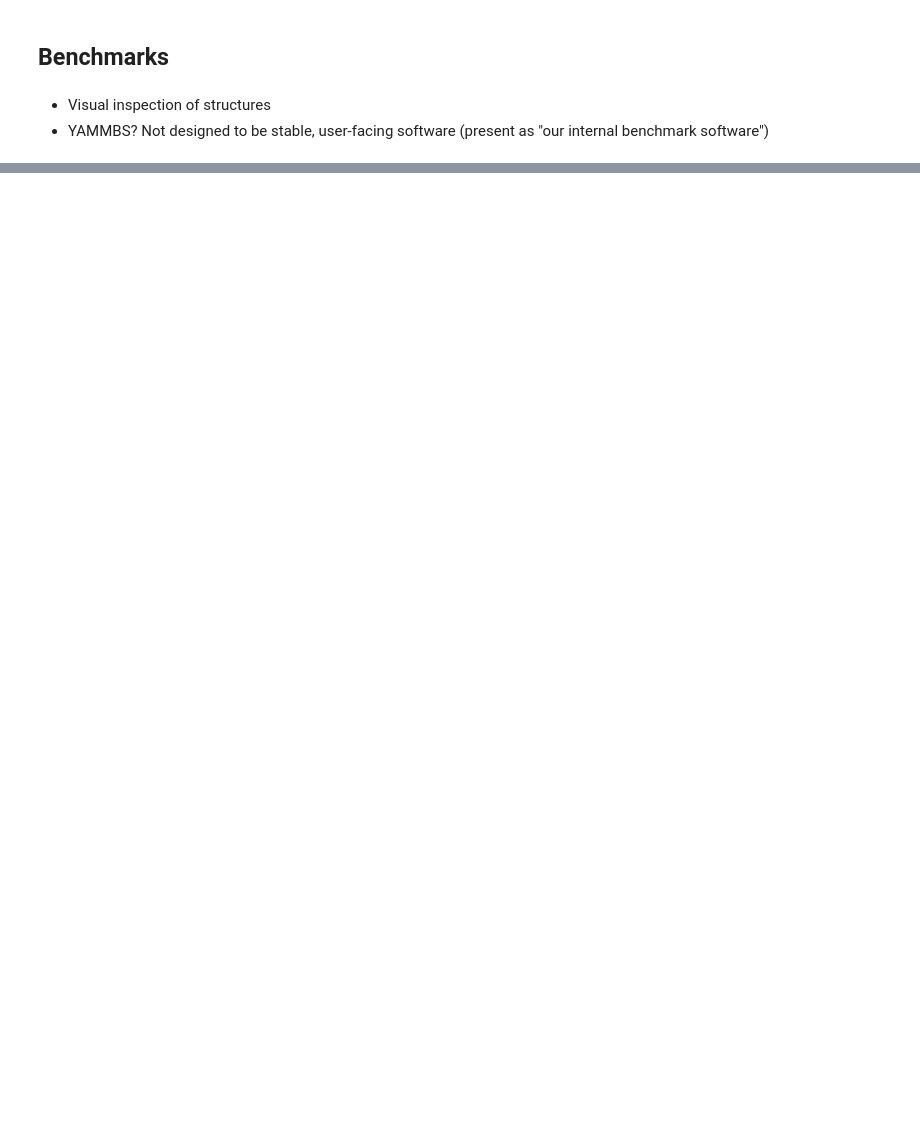
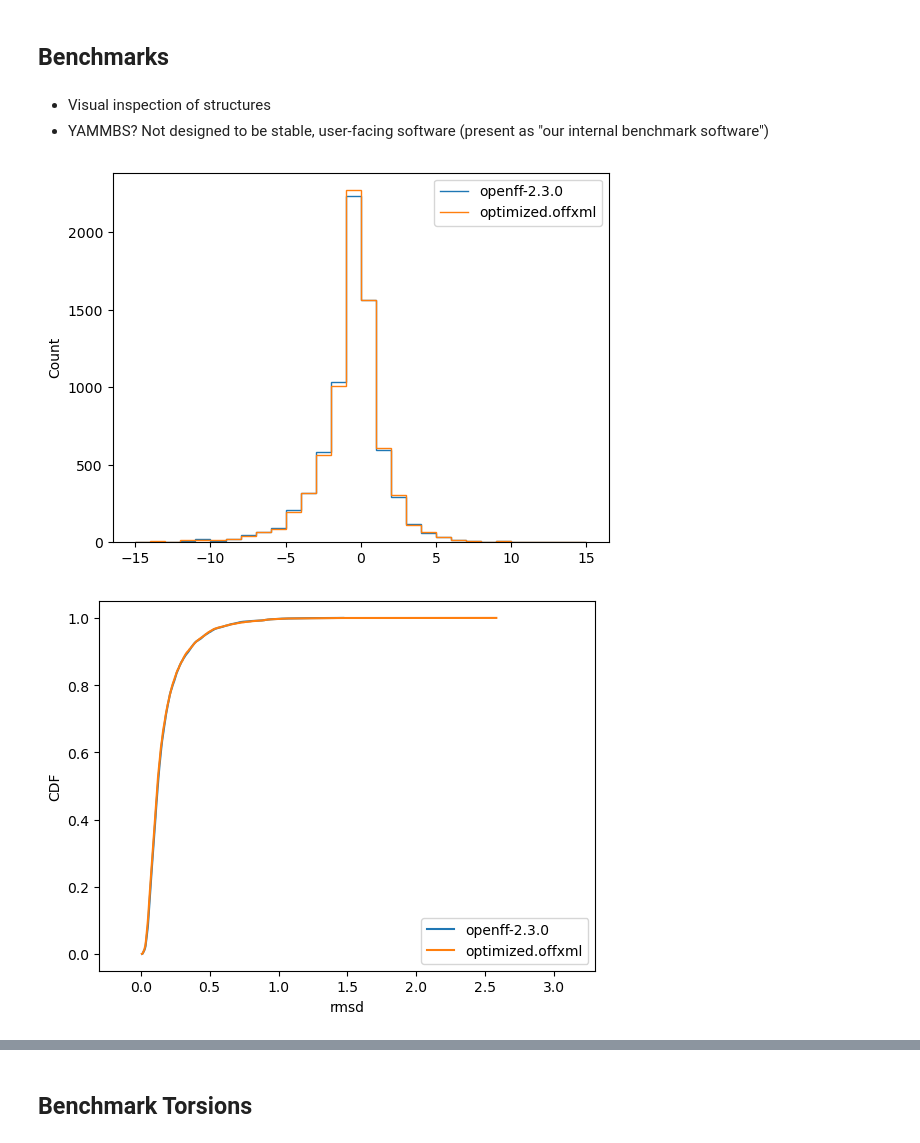
Before and after one commit to openforcefield/2026-virtual-workshops, a Jupyter notebook: fit/fitting-workshop.ipynb, the cells around one changed output, grey strips where cells are left out. Saved outputs shown, nothing was run; the diff lists cells and outputs as text; code cells hidden in the pictures; blank space fills up the shorter version.

```diff
--- a/fit/fitting-workshop.ipynb
+++ b/fit/fitting-workshop.ipynb
@@ -20,12 +30,0 @@ datasets = client.list_datasets()
-# %%
-from openff.qcsubmit.results import OptimizationResultCollection
-from qcportal import PortalClient
-from qcportal.client import SinglepointDriver
-
-client = PortalClient("https://api.qcarchive.molssi.org")  # TODO: Caching?
-
-results = OptimizationResultCollection.from_server(
-    client=client,
-    datasets=["OpenFF Protein PDB 4-mers v4.0"],
-    spec_name="default",
-)
@@ -361,0 +625,38 @@ for a, b in zip(optimized_smirnoff_ff.to_string().splitlines(), initial_ff.to_st
+# %%
+from yammbs.inputs import QCArchiveDataset
+
+force_fields = [
+    "openff-2.3.0",
+    "optimized.offxml",
+]
+
+# TODO: Make sure this uses the optimization in https://github.com/openforcefield/yammbs/pull/233
+
+dataset = QCArchiveDataset.from_qcsubmit_collection(
+    OptimizationResultCollection.from_server(
+        client=client,
+        datasets=[
+            "OpenFF Lipid Optimization Benchmark Supplement v1.0",
+        ],
+        spec_name="default",
+    )
+)
+
+dataset_path = Path("lipids_benchmark.sqlite")
+if dataset_path.exists():
+    store = MoleculeStore(dataset_path)
+else:
+    store = MoleculeStore.from_qm_dataset(
+        dataset,
+        database_name=str(dataset_path),
+    )
+
+for force_field in force_fields:
+    # This is called within each analysis method, but short-circuiting within them. It's convenient to call it here
+    # with the freeze_support setup so that later analysis methods can trust that the MM conformers are there
+    store.optimize_mm(force_field=force_field, n_processes=10)
+
+plot(store, force_fields)
+# %% [output]
+[figure, added]
+[figure, added]
@@ -361,0 +664,2 @@ for a, b in zip(optimized_smirnoff_ff.to_string().splitlines(), initial_ff.to_st
+# %% [markdown]
+## Benchmark Torsions
```
Also changed, not shown: parts of 26 cells of this notebook, 7 other files.
